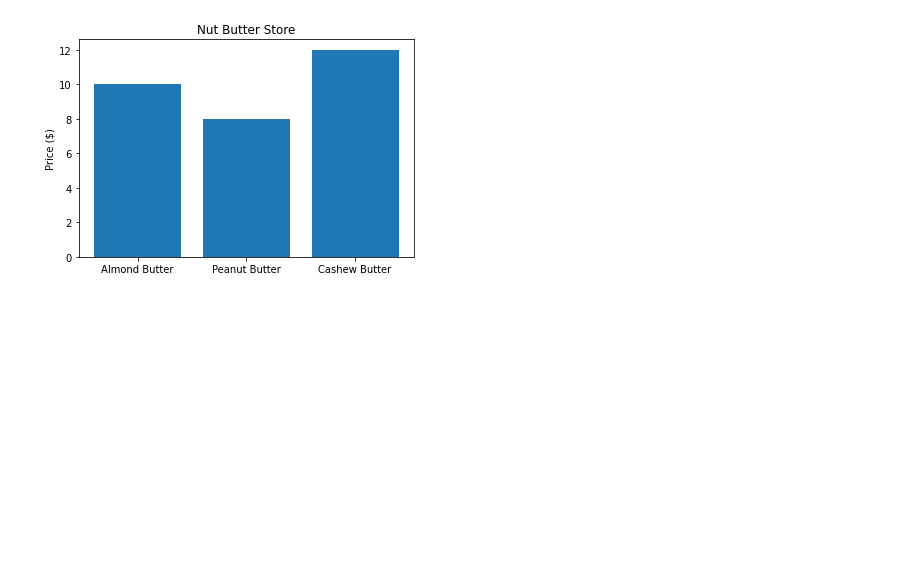
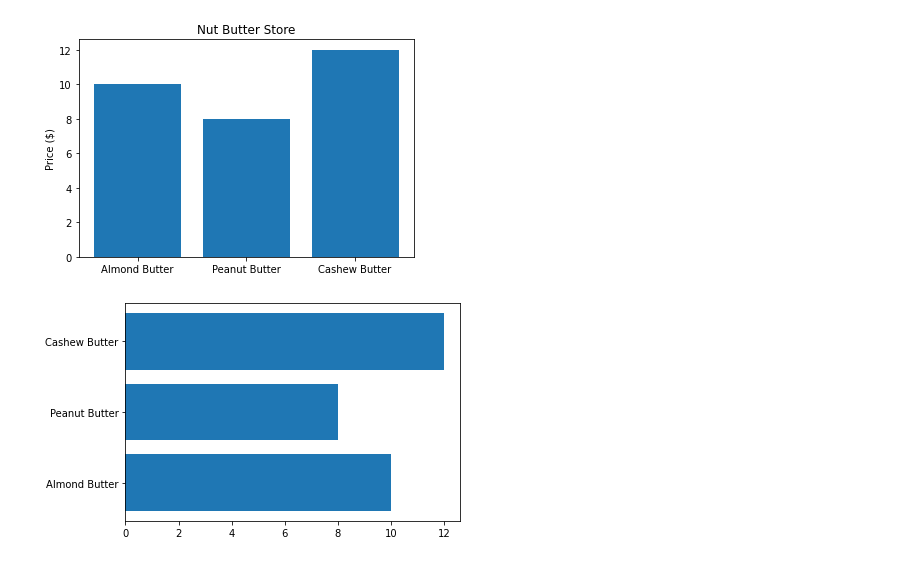
Before and after one commit to yashlad27/Machine_Learning_Data_Science, a Jupyter notebook: Matplotlib/matplotlib_notebook.ipynb, the cells around one changed output. Saved outputs shown, nothing was run; the diff lists cells and outputs as text; code cells hidden in the pictures; blank space fills up the shorter version.

```diff
--- a/Matplotlib/matplotlib_notebook.ipynb
+++ b/Matplotlib/matplotlib_notebook.ipynb
@@ -141,3 +141,8 @@ ax.set(title="Nut Butter Store",
        ylabel="Price ($)");
 # %% [output]
 [figure]
+# %%
+fig, ax = plt.subplots()
+ax.barh(list(nut_butter_prices.keys()), list(nut_butter_prices.values()));
+# %% [output]
+[figure, added]
```
Also changed, not shown: parts of 3 cells of this notebook.
